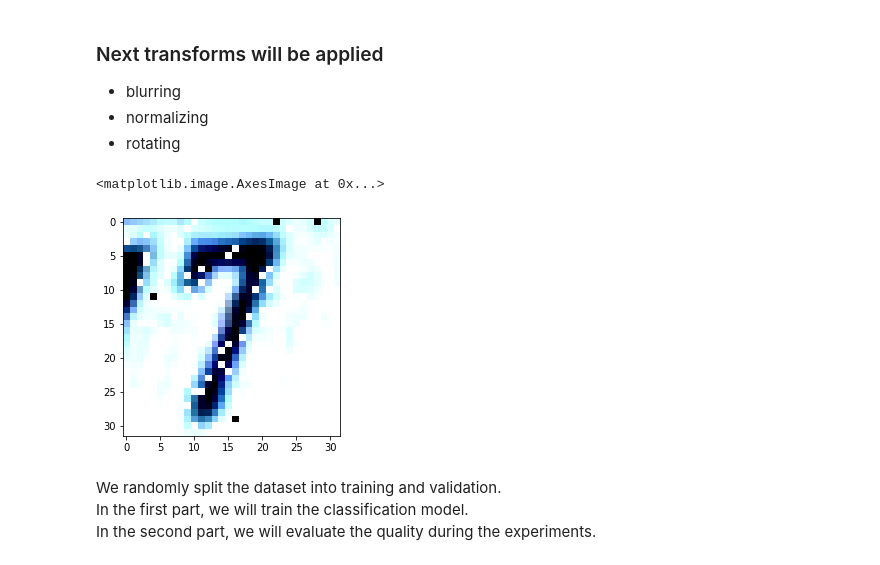
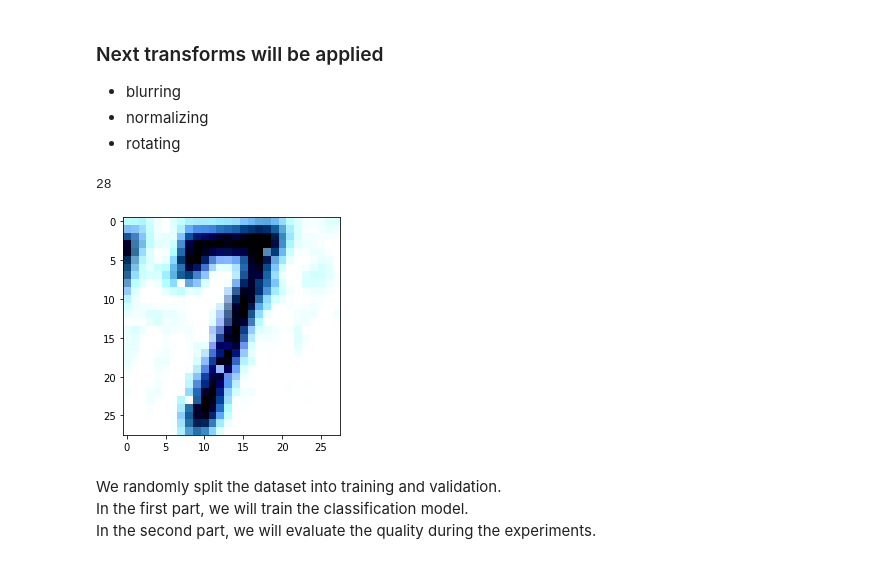
Before and after one commit to NickThe1/image-classification, a Jupyter notebook: classcnn.ipynb, the cells around one changed output. Drawn from its saved outputs; the diff is of its cells as text; code cells hidden in the pictures.

```diff
--- a/classcnn.ipynb
+++ b/classcnn.ipynb
@@ -373,17 +373,18 @@ data = SVHN(
     root=dataset_root,
     is_train=True,
     transform=Compose([
-        #T.GaussianBlur(kernel_size=(5, 9), sigma=(0.1, 5)),
         ToTensor(),
+        T.Lambda(remove_noise),
+        T.CenterCrop(size=28),
         T.Normalize(torch.Tensor(mean), torch.Tensor(std)),
-        #T.RandomRotation(degrees=(-15, 15))
     ]),
 )
 # %%
 plt.imshow(torch.moveaxis(data[3][0].squeeze(), 0, 2))
+len(data[3][0][0])
 # %% [output]
-<matplotlib.image.AxesImage at 0x...>
+28
-[figure, old version]
+[figure, new version]
 # %% [markdown]
 We randomly split the dataset into training and validation. <br>
 In the first part, we will train the classification model. <br>
```
Also changed, not shown: parts of 7 cells of this notebook.
